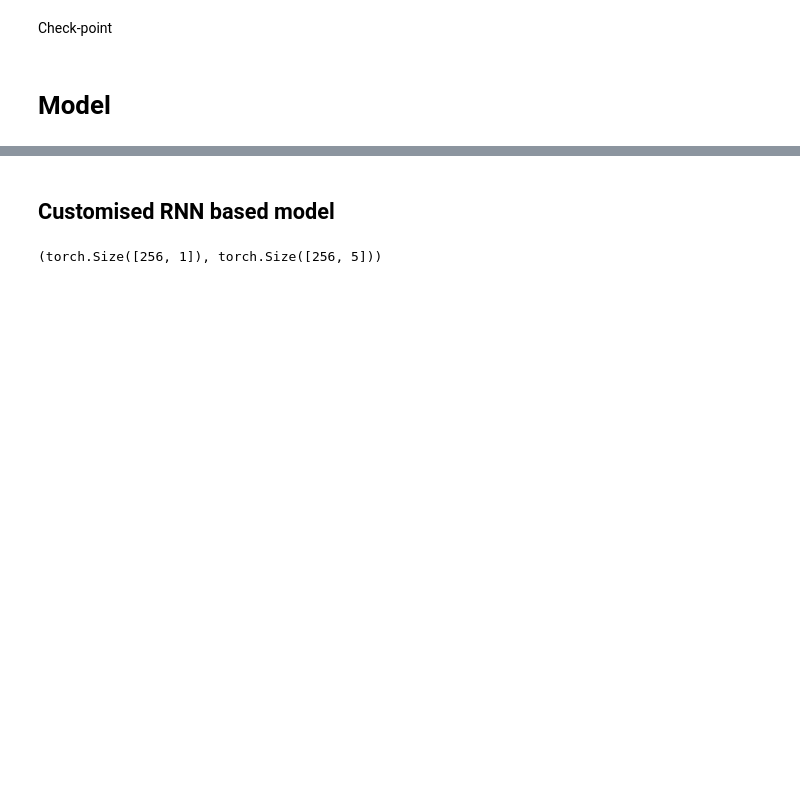
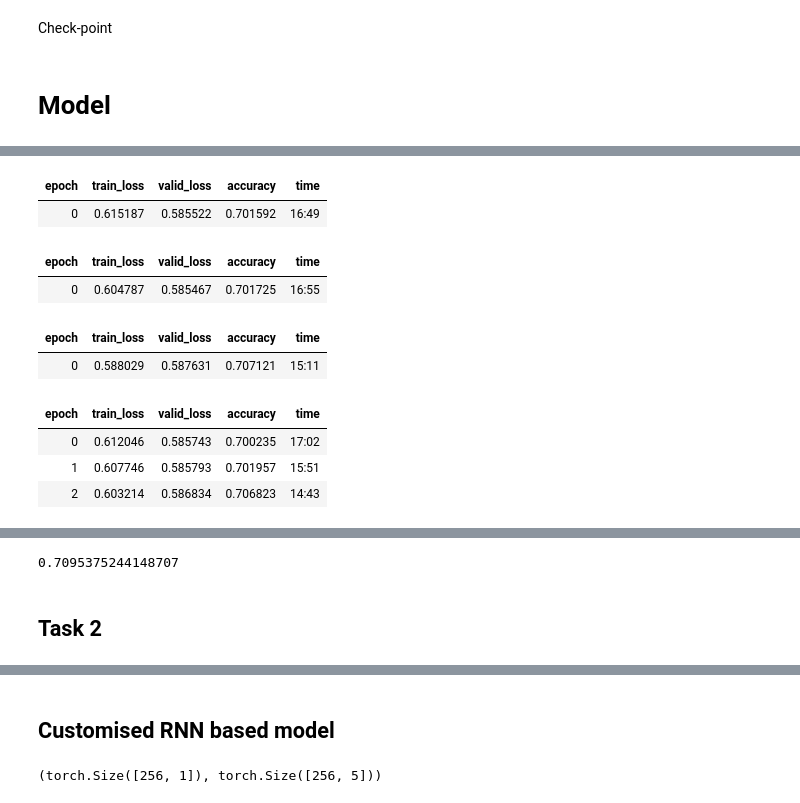
Before and after one commit to witchapong/amazon-thai-fake-review-classification, a Jupyter notebook: Benchmark-final.ipynb, the cells around one changed output, grey strips where cells are left out. Saved outputs shown, nothing was run; the diff lists cells and outputs as text; code cells hidden in the pictures; blank space fills up the shorter version.

```diff
--- a/Benchmark-final.ipynb
+++ b/Benchmark-final.ipynb
@@ -339,0 +464,20 @@ chars = pickle.load(open('tmp/chars.pkl','rb'))
+# %%
+# convert target to int for fastai to understand training task as classification
+all_df['correct'] = all_df['correct'].astype(int)
+
+#lm data
+data_lm = load_data(model_path, 'amazon_fake_review_lm.pkl')
+data_lm.sanity_check()
+
+#classification data
+tt = Tokenizer(tok_func=ThaiTokenizer, lang="th", pre_rules=pre_rules_th, post_rules=post_rules_th)
+processor = [TokenizeProcessor(tokenizer=tt, chunksize=10000, mark_fields=False),
+            NumericalizeProcessor(vocab=data_lm.vocab, max_vocab=30_000, min_freq=2)]
+
+data_cls = (ItemLists(model_path,train=TextList.from_df(all_df, model_path, cols=["th_segment"], processor=processor),
+                     valid=TextList.from_df(valid_df, model_path, cols=["th_segment"], processor=processor))
+    .label_from_df("correct")
+    .databunch(bs=256)
+    )
+data_cls.sanity_check()
+print(len(data_cls.vocab.itos))
@@ -339,0 +511,24 @@ chars = pickle.load(open('tmp/chars.pkl','rb'))
+# %%
+learn.freeze_to(-1)
+learn.fit_one_cycle(1, 2e-2)
+
+learn.freeze_to(-2)
+learn.fit_one_cycle(1, slice(2e-6 / (2.6 ** 4), 2e-6))
+
+learn.freeze_to(-3)
+learn.fit_one_cycle(1, slice(1e-6 / (2.6 ** 4), 1e-6))
+
+learn.unfreeze()
+learn.fit_one_cycle(3, slice(5e-7 / (2.6 ** 4), 5e-7),
+                   callbacks=[SaveModelCallback(learn, every='improvement', monitor='accuracy', name='bestmodel')])
+# %% [output]
+| epoch | train_loss | valid_loss | accuracy | time |
+| 0 | 0.615187 | 0.585522 | 0.701592 | 16:49 |
+| epoch | train_loss | valid_loss | accuracy | time |
+| 0 | 0.604787 | 0.585467 | 0.701725 | 16:55 |
+| epoch | train_loss | valid_loss | accuracy | time |
+| 0 | 0.588029 | 0.587631 | 0.707121 | 15:11 |
+| epoch | train_loss | valid_loss | accuracy | time |
+| 0 | 0.612046 | 0.585743 | 0.700235 | 17:02 |
+| 1 | 0.607746 | 0.585793 | 0.701957 | 15:51 |
+| 2 | 0.603214 | 0.586834 | 0.706823 | 14:43 |
@@ -339,0 +545,6 @@ chars = pickle.load(open('tmp/chars.pkl','rb'))
+# %%
+(preds.argmax(1).numpy() == test_df['correct'].values).mean()
+# %% [output]
+0.7095375244148707
+# %% [markdown]
+## Task 2
```
Also changed, not shown: parts of 75 cells of this notebook, 1 other file.
